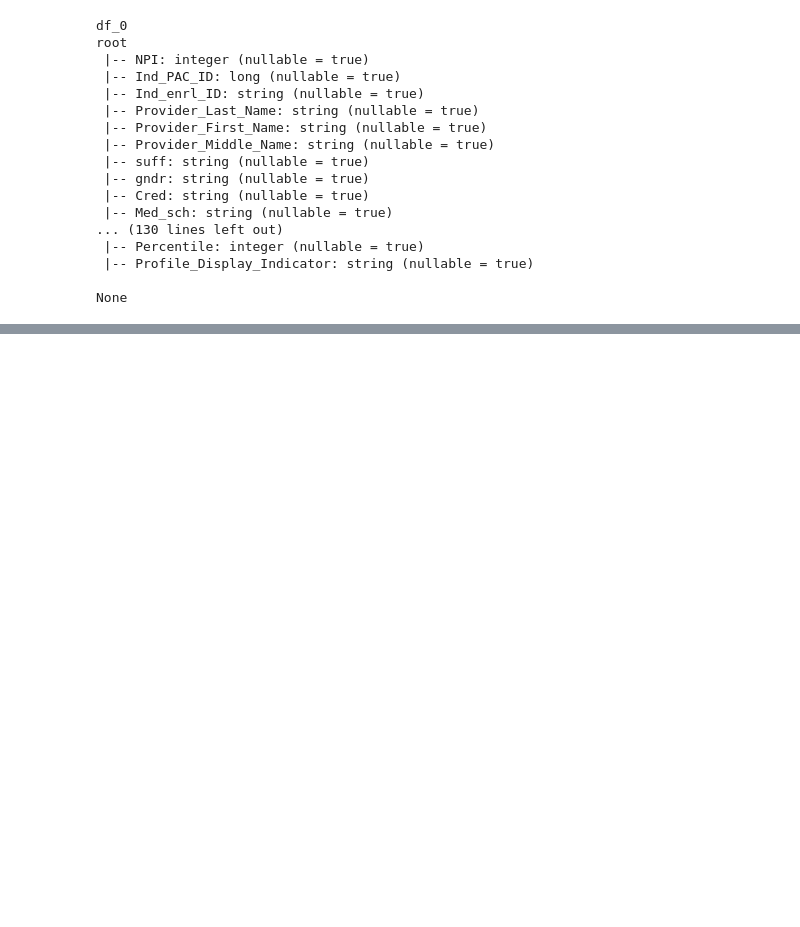
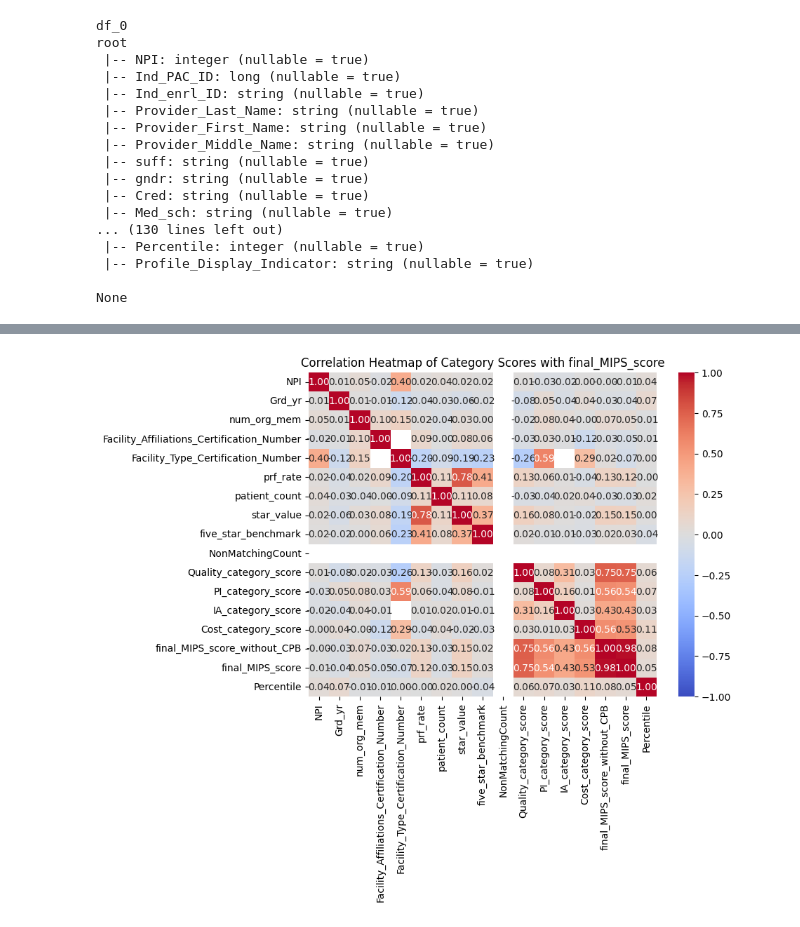
Before and after one commit to Sahil1709/doctor-right, a Jupyter notebook: eda-combined.ipynb, the cells around one changed output, grey strips where cells are left out. Saved outputs shown, nothing was run; the diff lists cells and outputs as text; code cells hidden in the pictures; blank space fills up the shorter version.

```diff
--- a/eda-combined.ipynb
+++ b/eda-combined.ipynb
@@ -14,7 +14,7 @@ from pyspark.sql.window import Window
 from pyspark.sql.types import DoubleType
 import os
 # %%
-spark = SparkSession.builder \
+spark = SparkSession.builder.master("local") \
     .appName("EDA on Mips Overall Performance data") \
-    .config("spark.executor.extraJavaOptions", "-XX:+UseG1GC") \
     .getOrCreate()
+    # .config("spark.executor.extraJavaOptions", "-XX:+UseG1GC") \
@@ -138,0 +80,6 @@ org.apache.spark.SparkException: Exception thrown in awaitResult:
+# %%
+df_0_to_7 = dfs['df_0'].join(dfs['df_1'], on='NPI', how='inner')
+df_0_to_7 = df_0_to_7.join(dfs['df_3'], on='NPI', how='inner')
+df_0_to_7 = df_0_to_7.join(dfs['df_6'], on='NPI', how='inner')
+df_0_to_7 = df_0_to_7.join(dfs['df_7'], on='NPI', how='inner')
+df_0_to_7.printSchema()
@@ -138,0 +173,3 @@ org.apache.spark.SparkException: Exception thrown in awaitResult:
+# %%
+numeric_columns = [col for col, type in df_0_to_7.dtypes if type in ["int", "float", "double"]]
+numeric_columns
@@ -138,0 +194,13 @@ org.apache.spark.SparkException: Exception thrown in awaitResult:
+# %%
+numeric_df = df_0_to_7.select(numeric_columns)
+
+# Calculate correlation between all numeric columns
+correlations = {}
+for col in numeric_columns:
+    correlations[col] = numeric_df.stat.corr(col, 'final_MIPS_score')
+
+# Convert correlation results to Pandas DataFrame for visualization
+corr_df = pd.DataFrame(list(correlations.items()), columns=['Column', 'Correlation_with_final_MIPS_score'])
+
+# Display the correlation values
+corr_df
@@ -138,0 +226,12 @@ org.apache.spark.SparkException: Exception thrown in awaitResult:
+# %%
+# Create a correlation matrix for heatmap
+pandas_df = numeric_df.toPandas()
+corr_matrix = pandas_df.corr()
+
+# Plot heatmap
+plt.figure(figsize=(8, 6))
+sns.heatmap(corr_matrix, annot=True, cmap='coolwarm', fmt='.2f', vmin=-1, vmax=1)
+plt.title('Correlation Heatmap of Category Scores with final_MIPS_score')
+plt.show()
+# %% [output]
+[figure, added]
```
Also changed, not shown: parts of 33 cells of this notebook, 2 other files.
